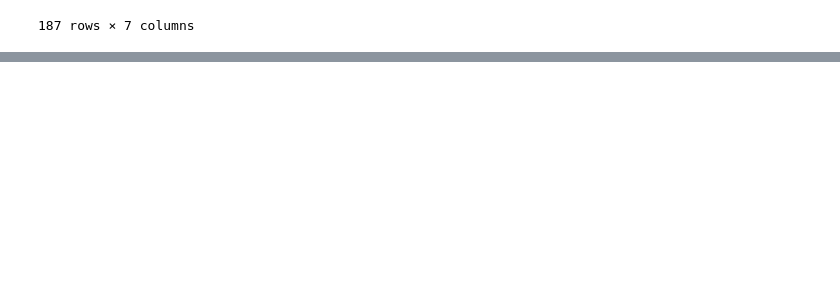
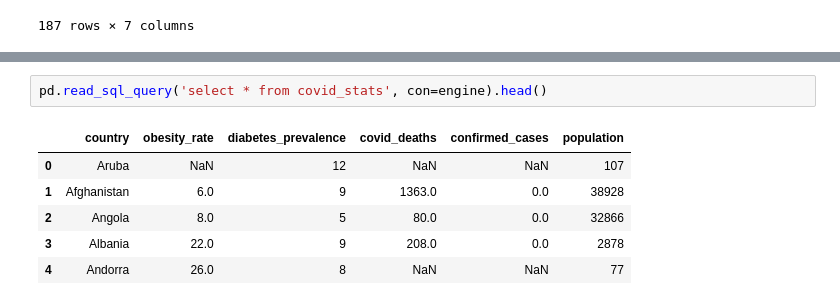
Before and after one commit to msflores10307/etl-project, a Jupyter notebook: Disease prevalence and diet.ipynb, the cells around one changed output, grey strips where cells are left out. Drawn from its saved outputs; the diff is of its cells as text; blank space fills up the shorter version.

```diff
--- a/Diabetes Prevalence.ipynb
+++ b/Disease prevalence and diet.ipynb
@@ -247,0 +264,9 @@ combined_stats
+# %%
+pd.read_sql_query('select * from covid_stats', con=engine).head()
+# %% [output]
+|  | country | obesity_rate | diabetes_prevalence | covid_deaths | confirmed_cases | population |
+| 0 | Aruba | NaN | 12 | NaN | NaN | 107 |
+| 1 | Afghanistan | 6.0 | 9 | 1363.0 | 0.0 | 38928 |
+| 2 | Angola | 8.0 | 5 | 80.0 | 0.0 | 32866 |
+| 3 | Albania | 22.0 | 9 | 208.0 | 0.0 | 2878 |
+| 4 | Andorra | 26.0 | 8 | NaN | NaN | 77 |
```
Also changed, not shown: parts of 11 cells of this notebook, 2 other files.
